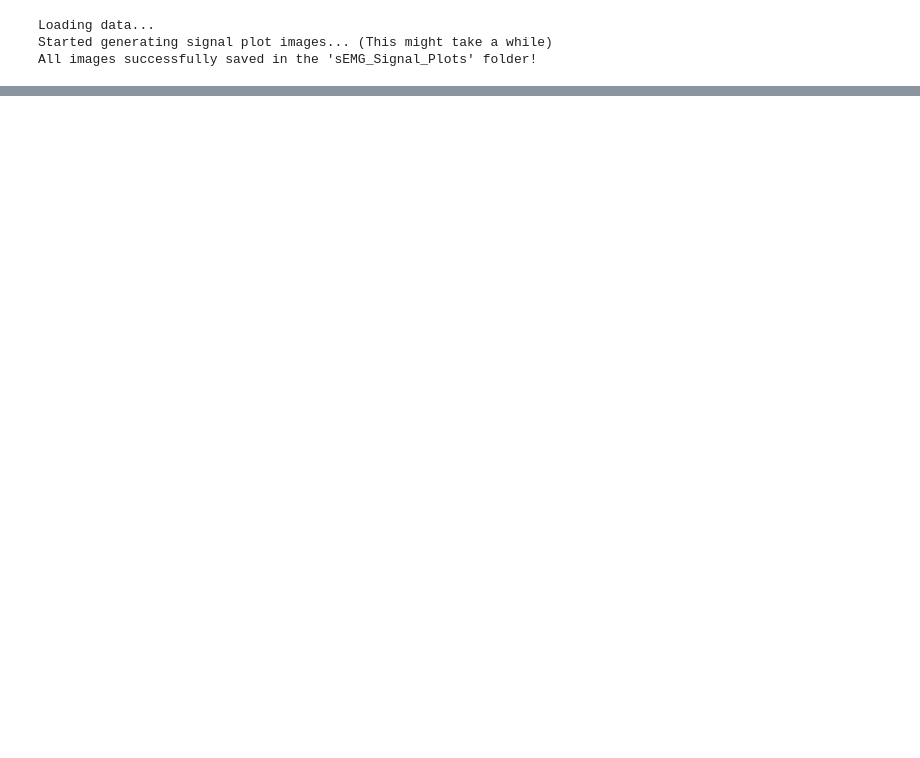
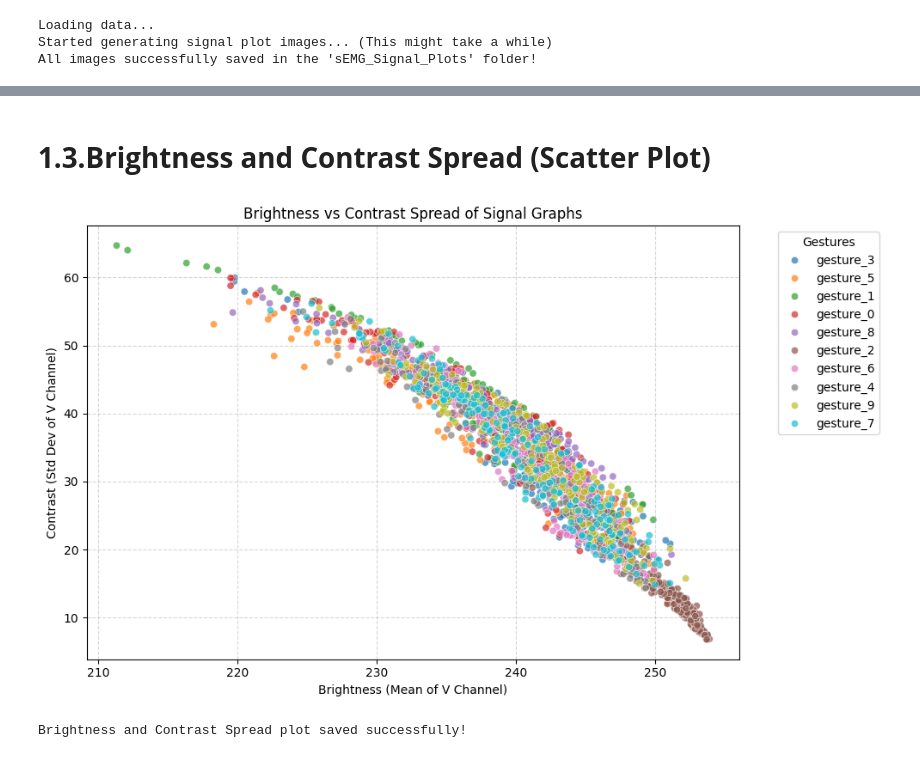
Before and after one commit to M-Jawad01/CSE_475, a Jupyter notebook: project_code/EDA.ipynb, the cells around one changed output, grey strips where cells are left out. Saved outputs shown, nothing was run; the diff lists cells and outputs as text; code cells hidden in the pictures; blank space fills up the shorter version.

```diff
--- a/project_code/EDA.ipynb
+++ b/project_code/EDA.ipynb
@@ -214,0 +356,28 @@ All images successfully saved in the 'sEMG_Signal_Plots' folder!
+# %% [markdown]
+# **1.3.Brightness and Contrast Spread (Scatter Plot)**
+# %%
+import pandas as pd
+import matplotlib.pyplot as plt
+import seaborn as sns
+
+# Load data
+df = pd.read_csv("extracted_image_features.csv")
+
+plt.figure(figsize=(10, 6))
+
+# Create a scatter plot to show the spread of brightness vs contrast for all images
+sns.scatterplot(data=df, x='brightness', y='contrast', hue='class', palette='tab10', alpha=0.7)
+
+plt.title('Brightness vs Contrast Spread of Signal Graphs')
+plt.xlabel('Brightness (Mean of V Channel)')
+plt.ylabel('Contrast (Std Dev of V Channel)')
+plt.legend(title='Gestures', bbox_to_anchor=(1.05, 1), loc='upper left')
+plt.grid(True, linestyle='--', alpha=0.5)
+
+plt.tight_layout()
+plt.savefig('Brightness_Contrast_Spread.png')
+plt.show()
+print("Brightness and Contrast Spread plot saved successfully!")
+# %% [output]
+[figure, added]
+Brightness and Contrast Spread plot saved successfully!
```
Also changed, not shown: parts of 12 cells of this notebook.
